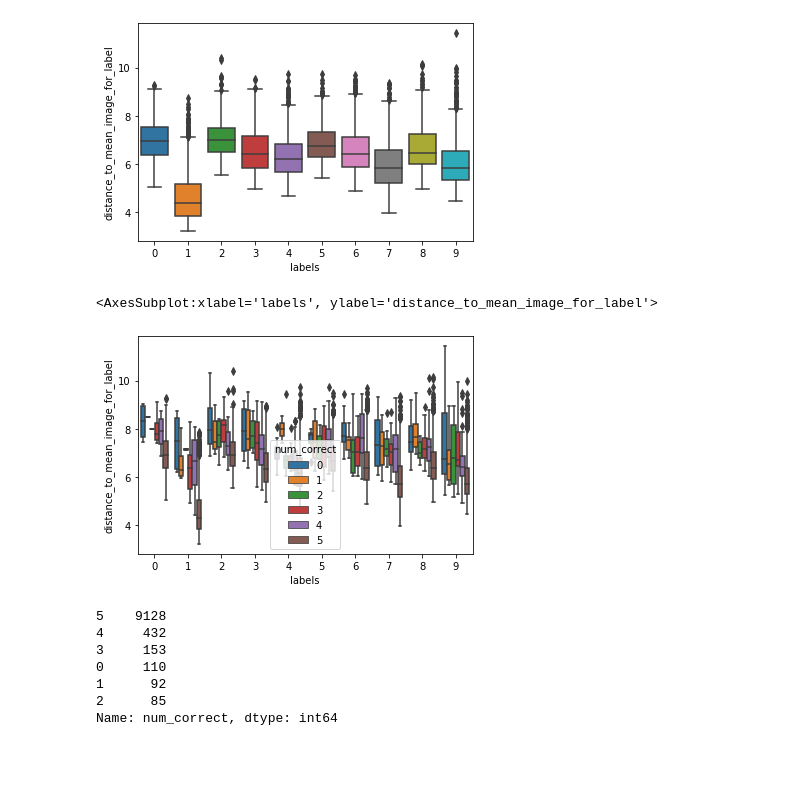
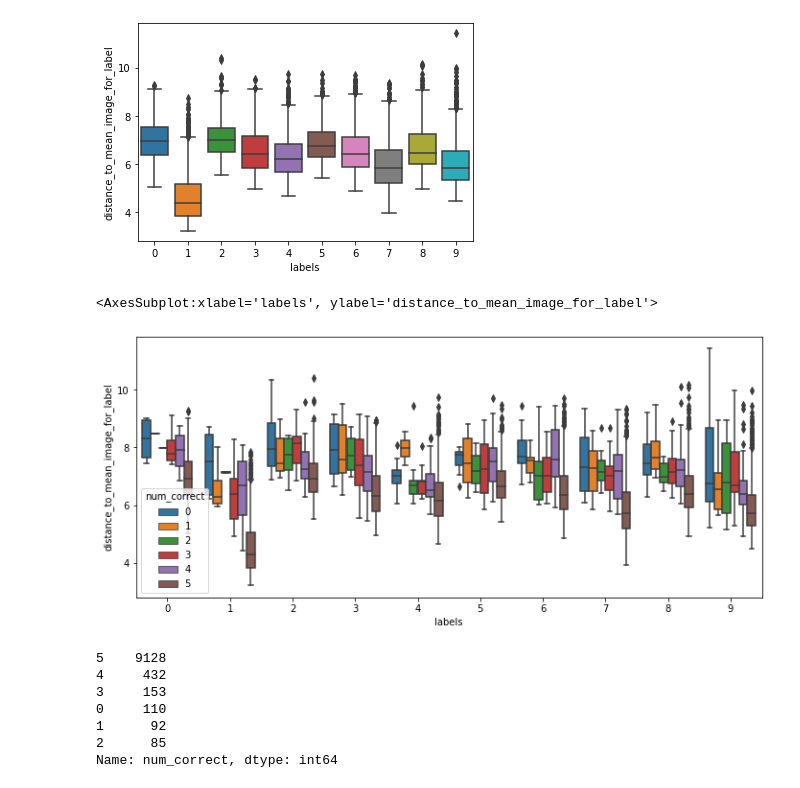
Before and after one commit to danieldelijani/Adversarial_Attacks, a Jupyter notebook: Mnist/comparing_models.ipynb, the cells around one changed output. Drawn from its saved outputs; the diff is of its cells as text; code cells hidden in the pictures; blank space fills up the shorter version.

```diff
--- a/Mnist/comparing_models.ipynb
+++ b/Mnist/comparing_models.ipynb
@@ -361,10 +363,12 @@ sns.boxplot(data =df, x="labels", y="distance_to_mean_image_for_label")
 <AxesSubplot:xlabel='labels', ylabel='distance_to_mean_image_for_label'>
 [figure]
 # %%
-sns.boxplot(data=df, x="labels", y="distance_to_mean_image_for_label", hue="num_correct")
+a4_dims = (11.7, 5)
+fig, ax = plt.subplots(figsize=a4_dims)
+sns.boxplot(data=df, x="labels", y="distance_to_mean_image_for_label", hue="num_correct", ax=ax)
 # %% [output]
 <AxesSubplot:xlabel='labels', ylabel='distance_to_mean_image_for_label'>
-[figure, old version]
+[figure, new version]
 # %%
 df["num_correct"].value_counts()
 # %% [output]
```
Also changed, not shown: parts of 24 cells of this notebook, 48 other files.
